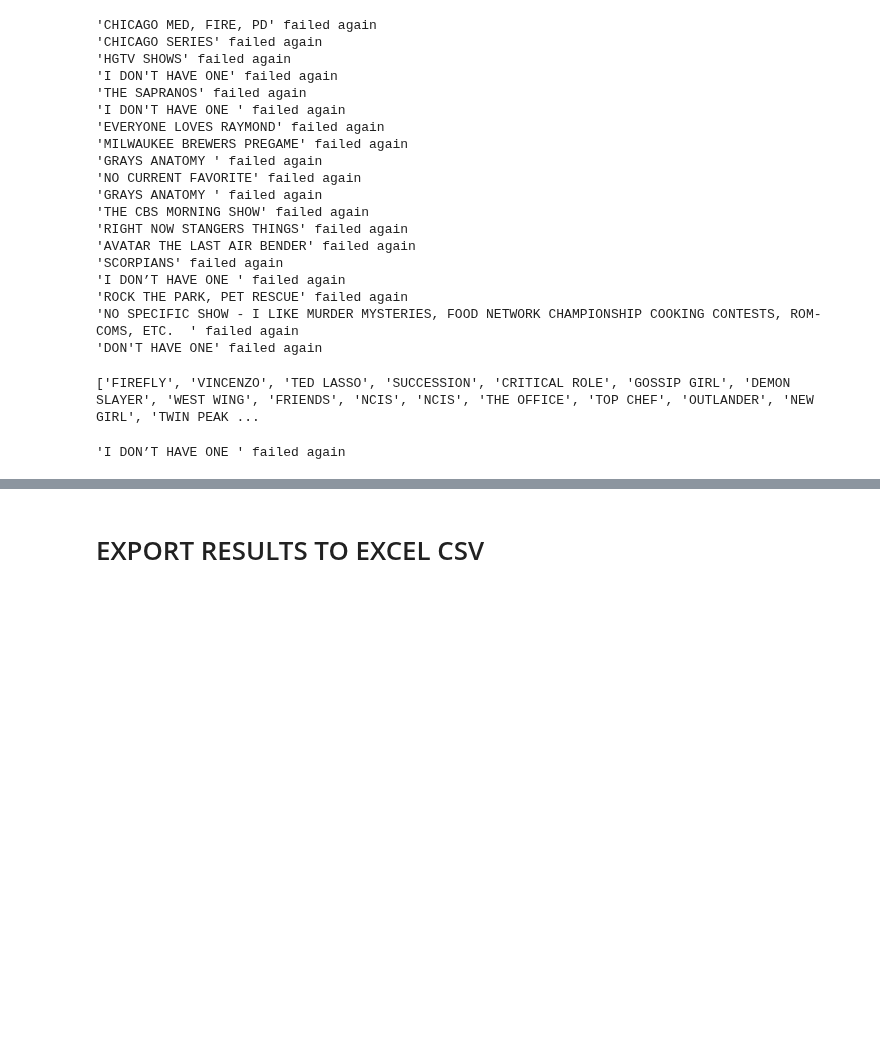
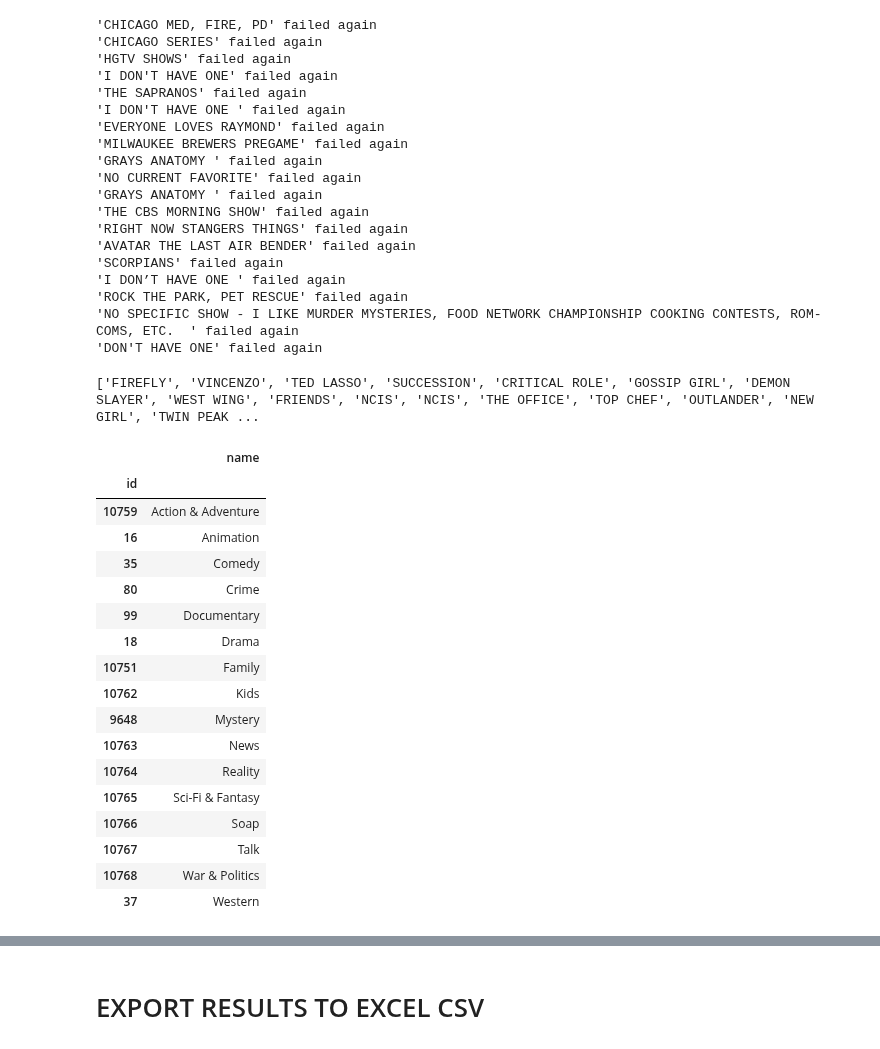
Before and after one commit to PamFernandez/veggie-tales, a Jupyter notebook: data_cleaning.ipynb, the cells around one changed output, grey strips where cells are left out. Drawn from its saved outputs; the diff is of its cells as text; code cells hidden in the pictures; blank space fills up the shorter version.

```diff
--- a/data_cleaning.ipynb
+++ b/data_cleaning.ipynb
@@ -1114,9 +1176,38 @@ for tv in shows:
     try:
         tv_id = search['results'][0]['id']
         titles.append(tv)
+        #APPENDING GENRE IDS TO GENRE DF OUTSIDE OF FOR LOOP
+        genres = search['results'][0]['genre_ids']
+        genre_id.append(genres)
 
     except:
         broken.append(tv)
         print(f"'{tv}' failed again")
-# %% [output]
-'I DON’T HAVE ONE ' failed again
+# %%
+#CREATING A GENRE DICTIONARY DATAFRAME
+genre_url = "https://api.themoviedb.org/3/genre/tv/list?api_key="+movie_api
+search = requests.get(genre_url).json()
+
+genre_dict = pd.DataFrame(search['genres'])
+genre_dict = genre_dict.reset_index(drop=True)
+genre_dict = genre_dict.set_index('id')
+genre_dict
+# %% [output]
+|  | name |
+| id |  |
+| 10759 | Action & Adventure |
+| 16 | Animation |
+| 35 | Comedy |
+| 80 | Crime |
+| 99 | Documentary |
+| 18 | Drama |
+| 10751 | Family |
+| 10762 | Kids |
+| 9648 | Mystery |
+| 10763 | News |
+| 10764 | Reality |
+| 10765 | Sci-Fi & Fantasy |
+| 10766 | Soap |
+| 10767 | Talk |
+| 10768 | War & Politics |
+| 37 | Western |
```
Also changed, not shown: parts of 15 cells of this notebook, 4 other files.
